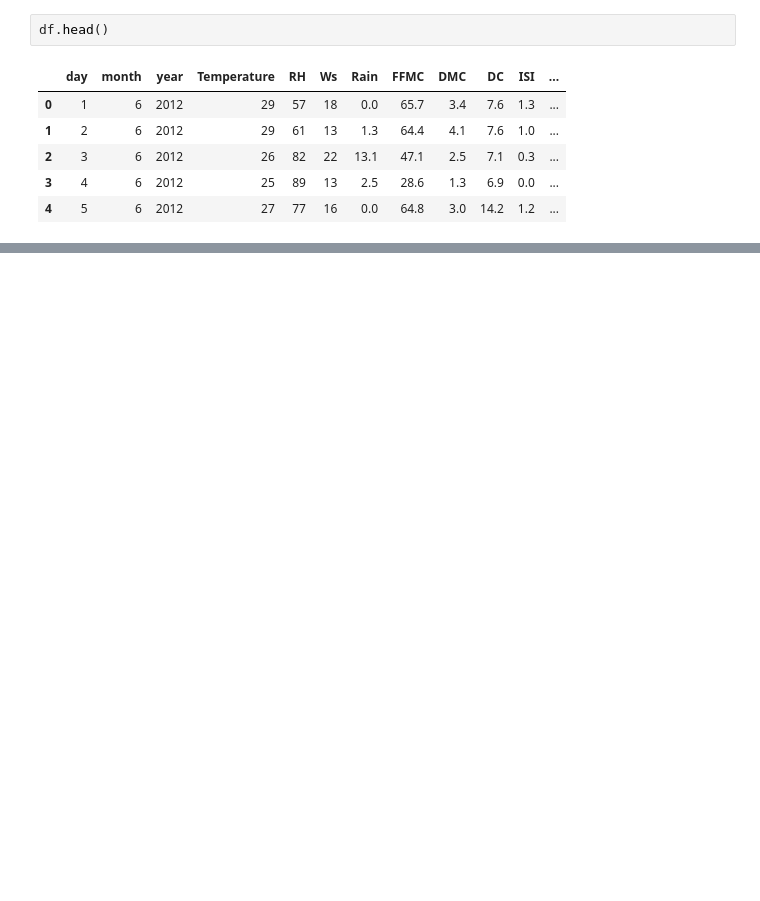
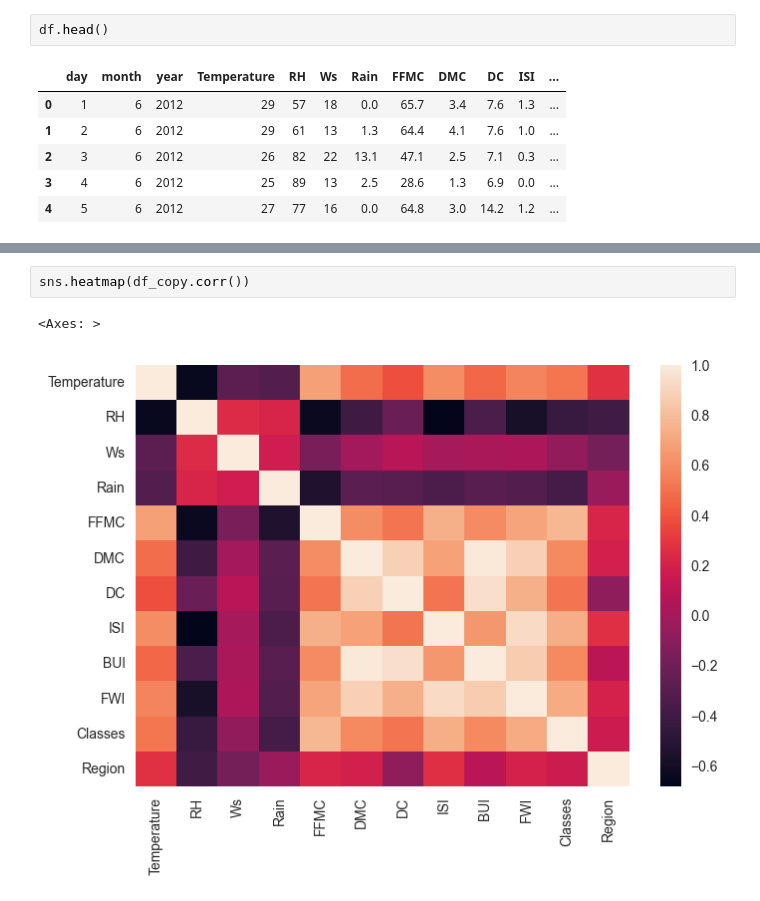
Before and after one commit to Maruf-Ahmad-khan/Car_Price_Prediction_Sklearn_Column_Transformation, a Jupyter notebook: Linear Regression/Ridge And Lasso Regression.ipynb, the cells around one changed output, grey strips where cells are left out. Saved outputs shown, nothing was run; the diff lists cells and outputs as text; blank space fills up the shorter version.

```diff
--- a/Linear Regression/Ridge And Lasso Regression.ipynb
+++ b/Linear Regression/Ridge And Lasso Regression.ipynb
@@ -295,0 +388,5 @@ df.head()
+# %%
+sns.heatmap(df_copy.corr())
+# %% [output]
+<Axes: >
+[figure, added]
```
Also changed, not shown: parts of 22 cells of this notebook, 1 other file.
